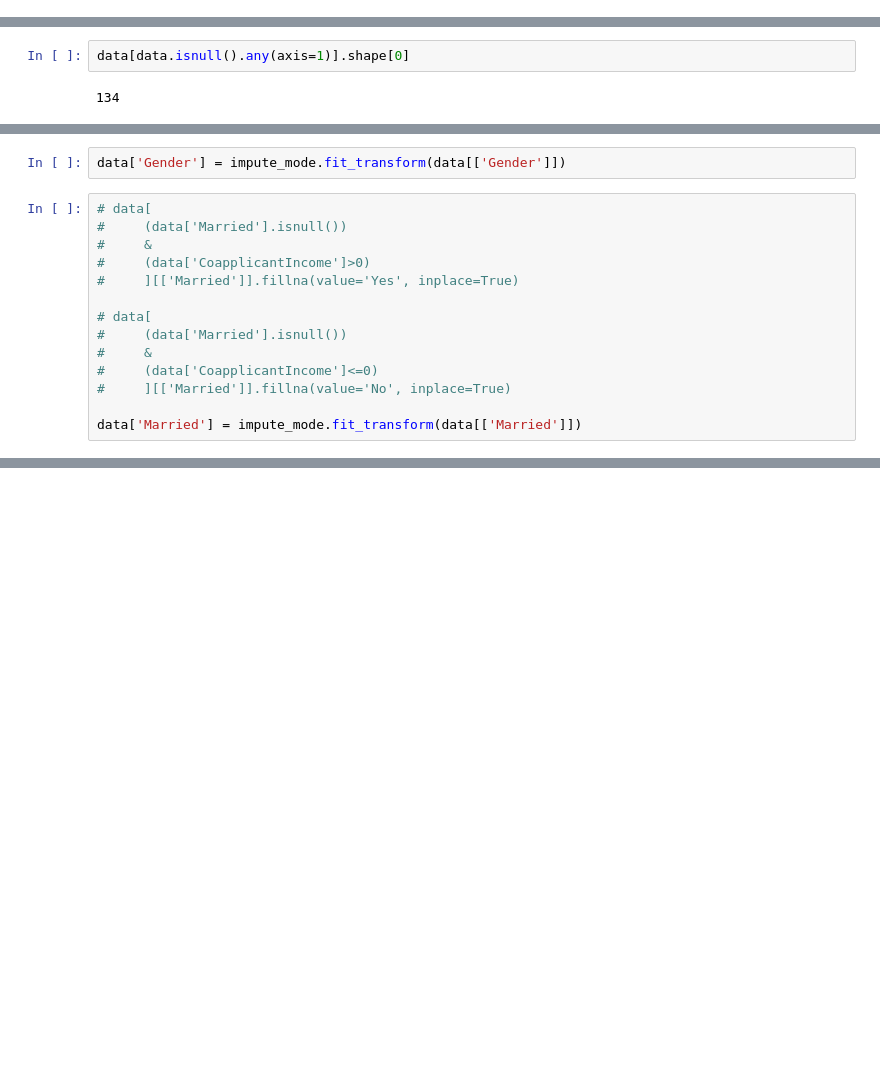
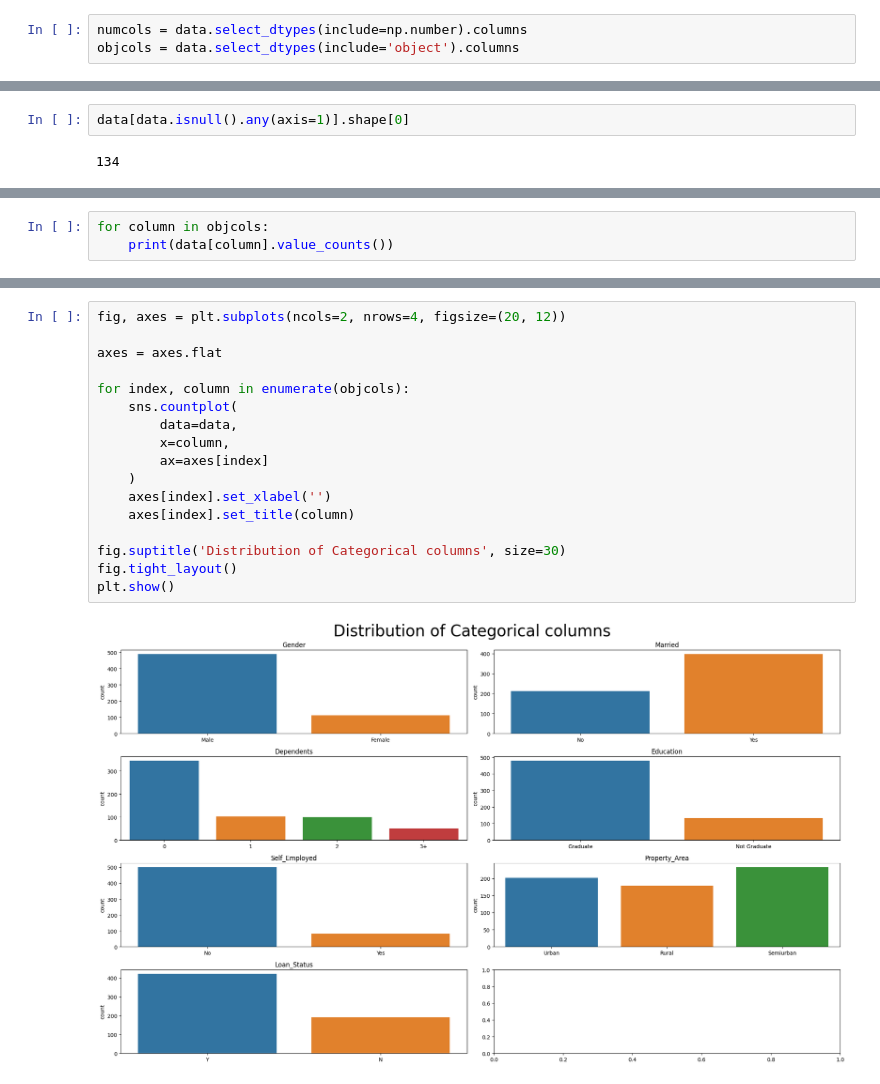
Before and after one commit to SwagAbyss/SwagML, a Jupyter notebook: Project_Notebooks/LoanPredict/loan_prediction.ipynb, the cells around one changed output, grey strips where cells are left out. Drawn from its saved outputs; the diff is of its cells as text; blank space fills up the shorter version.

```diff
--- a/Project_Notebooks/LoanPredict/loan_prediction.ipynb
+++ b/Project_Notebooks/LoanPredict/loan_prediction.ipynb
@@ -82,0 +129,3 @@ data = raw_data.copy(deep=True)
+# %%
+numcols = data.select_dtypes(include=np.number).columns
+objcols = data.select_dtypes(include='object').columns
@@ -161,16 +193,0 @@ Name: Gender, dtype: int64
-# %%
-data['Gender'] = impute_mode.fit_transform(data[['Gender']])
-# %%
-# data[
-#     (data['Married'].isnull())
-#     &
-#     (data['CoapplicantIncome']>0)
-#     ][['Married']].fillna(value='Yes', inplace=True)
-
-# data[
-#     (data['Married'].isnull())
-#     &
-#     (data['CoapplicantIncome']<=0)
-#     ][['Married']].fillna(value='No', inplace=True)
-
-data['Married'] = impute_mode.fit_transform(data[['Married']])
@@ -224,0 +214,3 @@ data[['LoanAmount', 'Loan_Amount_Term']][data.isnull().any(axis=1)]
+# %%
+for column in objcols:
+    print(data[column].value_counts())
@@ -224,0 +235,19 @@ data[['LoanAmount', 'Loan_Amount_Term']][data.isnull().any(axis=1)]
+# %%
+fig, axes = plt.subplots(ncols=2, nrows=4, figsize=(20, 12))
+
+axes = axes.flat
+
+for index, column in enumerate(objcols):
+    sns.countplot(
+        data=data,
+        x=column,
+        ax=axes[index]
+    )
+    axes[index].set_xlabel('')
+    axes[index].set_title(column)
+
+fig.suptitle('Distribution of Categorical columns', size=30)
+fig.tight_layout()
+plt.show()
+# %% [output]
+[figure, added]
```
Also changed, not shown: parts of 25 cells of this notebook.
